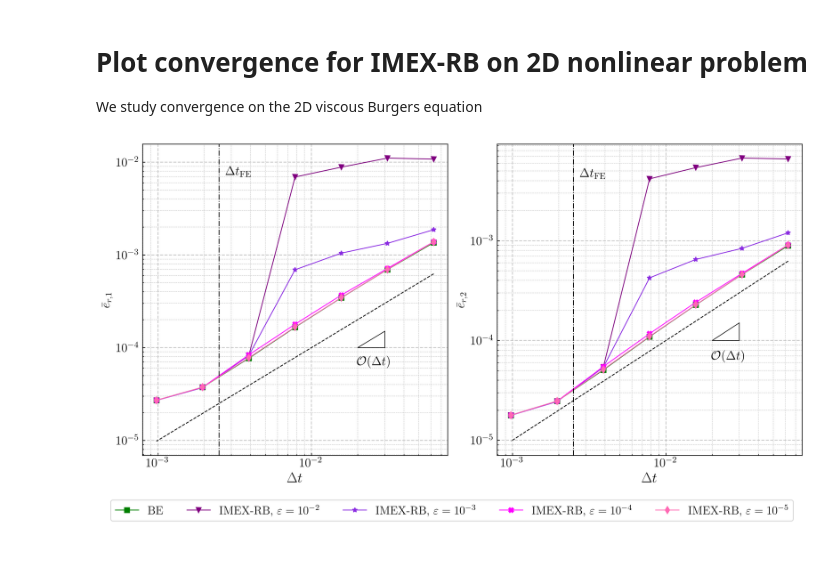
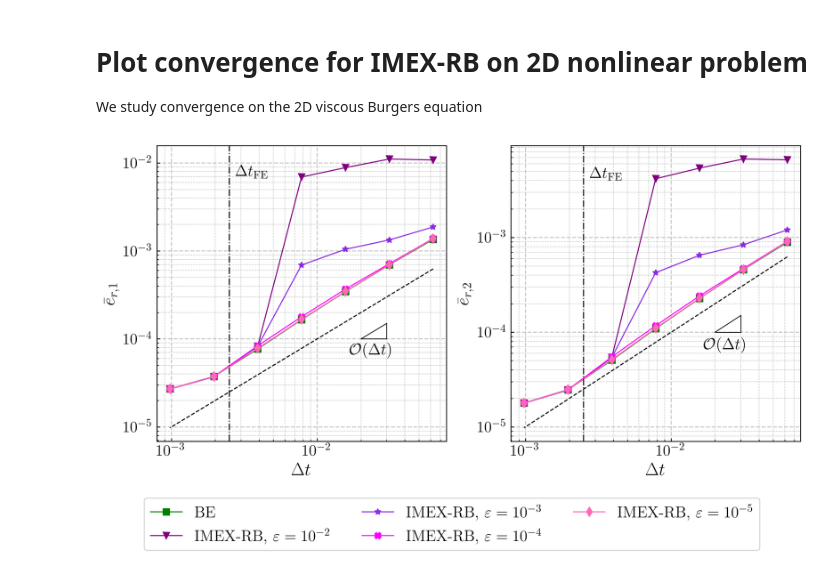
Before and after one commit to Fra-Sala/IMEX-RB, a Jupyter notebook: postprocessing/Burgers2D/convergence.ipynb, the cells around one changed output. Saved outputs shown, nothing was run; the diff lists cells and outputs as text; code cells hidden in the pictures.

Commit message:
[2D AD] About to run again on cluster. improved burgers plots (?)

```diff
--- a/postprocessing/Burgers2D/convergence.ipynb
+++ b/postprocessing/Burgers2D/convergence.ipynb
@@ -35,8 +35,10 @@ all_colors = [
     'purple', 'blueviolet', 'magenta', 'hotpink',
     'red', 'maroon', 'teal', 'orange'
 ]
+larger_fontsize = 17
+smaller_fontsize = 15
 
-fig, axes = plt.subplots(1, 2, figsize=(12, 6))
+fig, axes = plt.subplots(1, 2, figsize=(9.5, 4.7))
 
 legend_elements = []
 legend_labels = []
@@ -87,7 +89,7 @@ for comp in range(errors_l2['BE'].shape[0]):
         rotation=0,
         verticalalignment='center',
         color='k',
-        fontsize=15
+        fontsize=smaller_fontsize
     )
 
     # reference slope triangle
@@ -98,37 +100,37 @@ for comp in range(errors_l2['BE'].shape[0]):
     ax.plot([x0 + dx, x0 + dx], [y0, y0 + dy], 'k-', linewidth=0.75)
     ax.plot([x0 + dx, x0], [y0 + dy, y0], 'k-', linewidth=0.75)
     ax.text(
         3.3e-2,
         6e-5,
         r"$\mathcal{O}(\Delta t)$",
-        fontsize=15,
+        fontsize=smaller_fontsize,
         ha='right',
         va='bottom'
     )
 
     ax.grid(which='major', linestyle='--', linewidth=1)
     ax.minorticks_on()
     ax.grid(which='minor', linestyle='--', linewidth=0.5)
-    ax.tick_params(axis='both', which='major', labelsize=15)
-    ax.set_xlabel(r'$\Delta t$', fontsize=17)
-    ax.set_ylabel(rf'$\bar{{e}}_{{r,{comp+1}}}$', fontsize=15)
+    ax.tick_params(axis='both', which='major', labelsize=smaller_fontsize)
+    ax.set_xlabel(r'$\Delta t$', fontsize=larger_fontsize)
+    ax.set_ylabel(rf'$\bar{{e}}_{{r,{comp+1}}}$', fontsize=larger_fontsize)
 
 # unique elements
 fig.legend(
     legend_elements,
     legend_labels,
     bbox_to_anchor=(0.5, -0.0),
     loc='upper center',
-    ncol=5,
-    fontsize=14
+    ncol=3,
+    fontsize=smaller_fontsize
 )
 
 plt.tight_layout()
 out_file = os.path.join(
     plots_dir, f'{problem_name}_convergence_combined.pdf'
 )
 plt.savefig(out_file, bbox_inches='tight', dpi=400)
 plt.show()
 plt.close()
 # %% [output]
-[figure, old version]
+[figure, new version]
```
Also changed, not shown: 10 other files.
